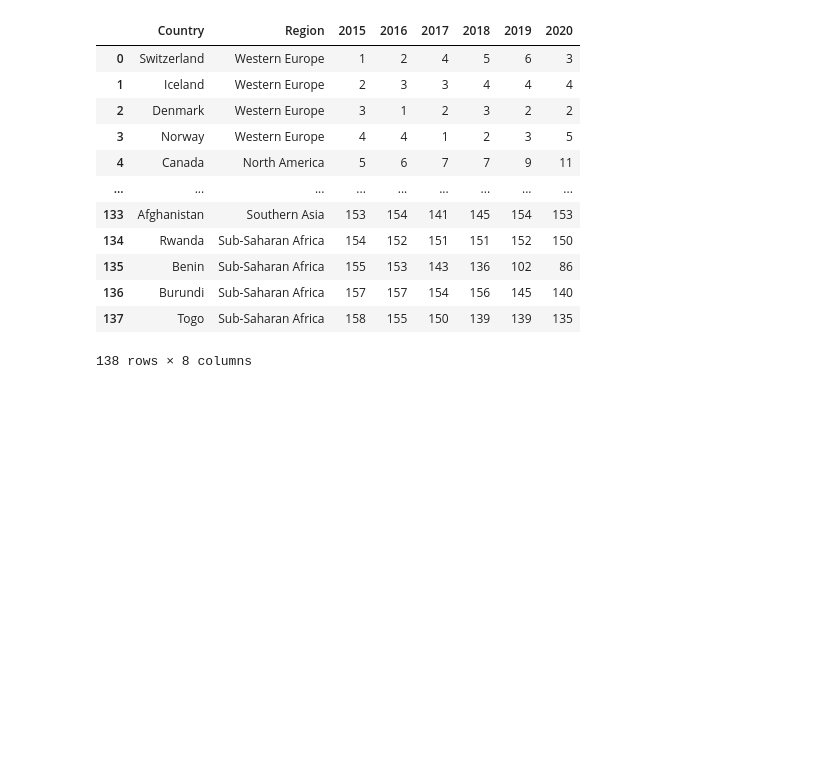
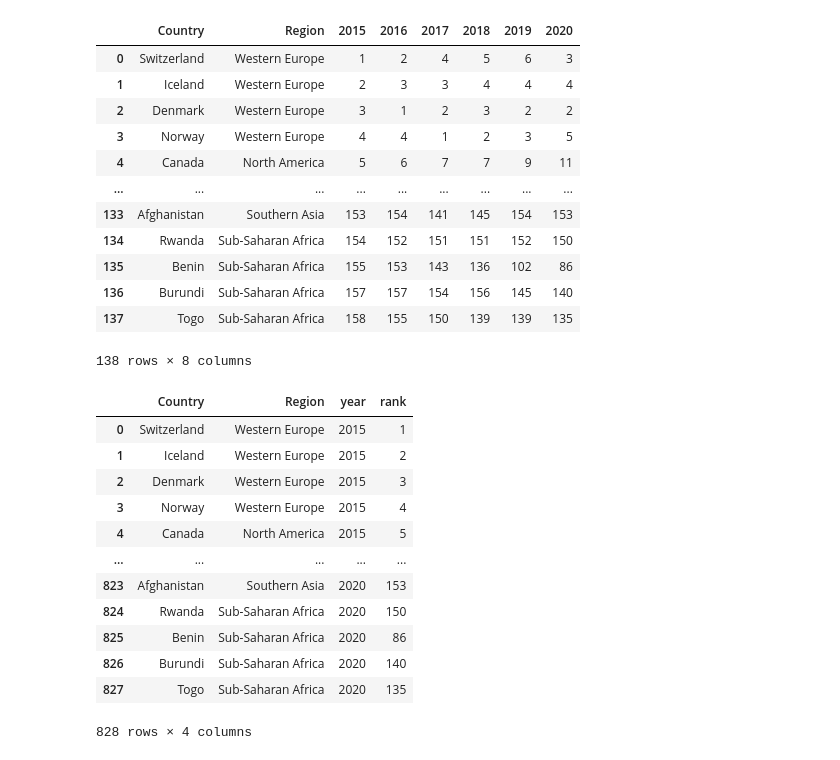
Before and after one commit to richdayandnight/eda_collection, a Jupyter notebook: Happiness Dataset/Data pre-processing (Combining datasets).ipynb, the cells around one changed output. Drawn from its saved outputs; the diff is of its cells as text; code cells hidden in the pictures; blank space fills up the shorter version.

```diff
--- a/Happiness Dataset/Data pre-processing (Combining datasets).ipynb
+++ b/Happiness Dataset/Data pre-processing (Combining datasets).ipynb
@@ -166,5 +166,25 @@ data
 | 136 | Burundi | Sub-Saharan Africa | 157 | 157 | 154 | 156 | 145 | 140 |
 | 137 | Togo | Sub-Saharan Africa | 158 | 155 | 150 | 139 | 139 | 135 |
 138 rows × 8 columns
+# %%
+data_combined_years = data.melt(id_vars=["Country", "Region"],
+        var_name="year",
+        value_name="rank")
+# %%
+display(data_combined_years)
+# %% [output]
+|  | Country | Region | year | rank |
+| 0 | Switzerland | Western Europe | 2015 | 1 |
+| 1 | Iceland | Western Europe | 2015 | 2 |
+| 2 | Denmark | Western Europe | 2015 | 3 |
+| 3 | Norway | Western Europe | 2015 | 4 |
+| 4 | Canada | North America | 2015 | 5 |
+| ... | ... | ... | ... | ... |
+| 823 | Afghanistan | Southern Asia | 2020 | 153 |
+| 824 | Rwanda | Sub-Saharan Africa | 2020 | 150 |
+| 825 | Benin | Sub-Saharan Africa | 2020 | 86 |
+| 826 | Burundi | Sub-Saharan Africa | 2020 | 140 |
+| 827 | Togo | Sub-Saharan Africa | 2020 | 135 |
+828 rows × 4 columns
 # %%
 data.to_csv("processed_data/combined_happiness_dataset.csv", index=False)
```
Also changed, not shown: parts of 1 cell of this notebook, 6 other files.
